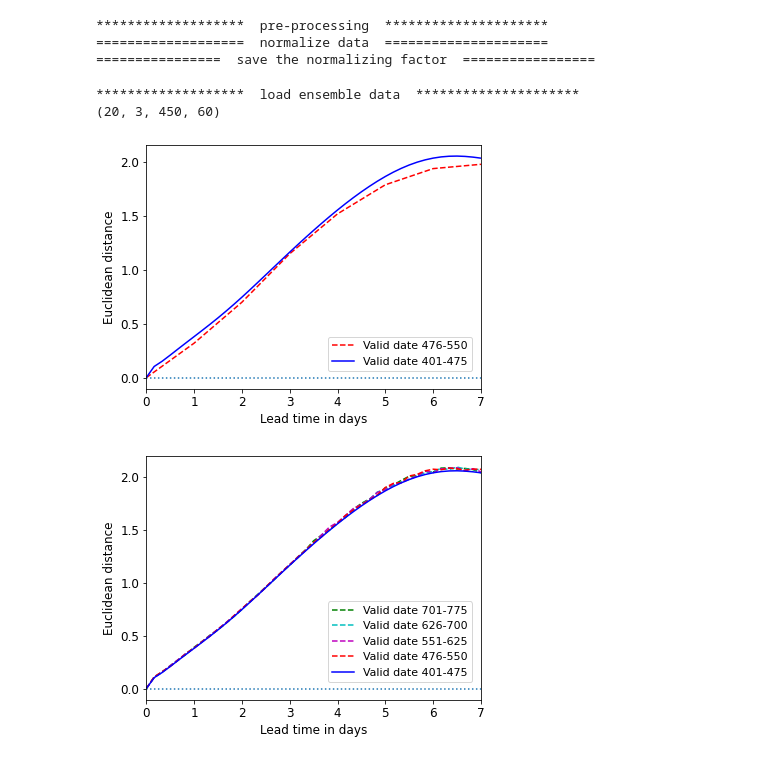
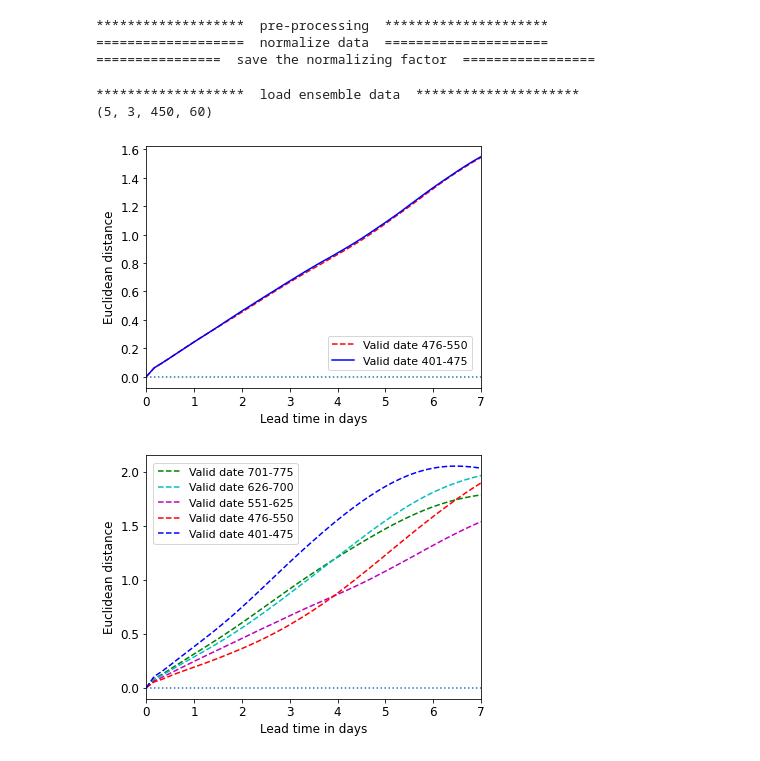
Before and after one commit to geek-yang/DeepArctic, a Jupyter notebook: BayesMap/Lorenz84/paperFigs/ultra_long_series/forecast_Lorens84_skills_metrics_multi_startDate_mock.ipynb, the cells around one changed output. Cells and saved outputs as stored; diff of their text form; code cells hidden in the pictures.

Commit message:
eud robust

```diff
--- a/BayesMap/Lorenz84/paperFigs/ultra_long_series/forecast_Lorens84_skills_metrics_multi_startDate_mock.ipynb
+++ b/BayesMap/Lorenz84/paperFigs/ultra_long_series/forecast_Lorens84_skills_metrics_multi_startDate_mock.ipynb
@@ -85,13 +85,14 @@ constant = {'g' : 9.80616,      # gravititional acceleration [m / s2]
 #################################################################################
 ಠ_ಠ = "I'm a valid variable name!"
 print(ಠ_ಠ)
-# model type
-model_type = 'lorenz84ex' # choose lorenz84 / lorenz84ex / lorenz84AA
 # datapath for output
-output_path = 'H:\\Creator_Zone\\Script_craft\\ML4Climate\\PredictArctic\\BayesMaps\\Lorenz84\\bayes\\fullseries_ex\\paperFig\\ultra_long_series'
+base_path = 'H:\\Creator_Zone\\Script_craft\\ML4Climate\\PredictArctic\\BayesMaps\\Lorenz84\\bayes\\fullseries_ex'
+output_path_fig = os.path.join(base_path, 'paperFig\\ultra_long_series')
+output_path_data = os.path.join(base_path, 'ultra_long_series\\epoch3000_p100000_stdx16_layer3')
 # data path of experiment
-path_e3000_p100000_stdx16_layer3 = 'H:\\Creator_Zone\\Script_craft\\ML4Climate\\PredictArctic\\BayesMaps\\Lorenz84\\bayes\\fullseries_ex\\ultra_long_series\\epoch3000_p100000_stdx16_layer3'
-#path_e3000_p100000_stdx16_layer3 = 'H:\\Creator_Zone\\Script_craft\\ML4Climate\\PredictArctic\\BayesMaps\\Lorenz84\\bayes\\fullseries_ex\\epoch3000_p100000_stdx4_layer3'
+#path_pred = os.path.join(base_path, 'ultra_long_series\\epoch3000_p100000_stdx16_layer3\\base\\epoch_2400_2800')
+#path_pred = os.path.join(base_path, 'ultra_long_series\\epoch3000_p100000_stdx16_layer3\\robust\\step_450_3300')
+path_pred = os.path.join(base_path, 'ultra_long_series\\epoch3000_p100000_stdx16_layer3\\robust\\step_900_3750')
 # %% [output]
 I'm a valid variable name!
 # %%
@@ -272,12 +277,10 @@ Lütkepohl, H. (2005). New introduction to multiple time series analysis. Spring
     # predict x steps ahead
     step_lead = 60 # unit time step
     # number of ensembles
-    ens = 20
+    ens = 5
     predictand_bayes = np.zeros((ens, 3, test_len, step_lead), dtype=float)
     for i in range(ens):
-        #dataset_pred_bayes = Dataset(os.path.join(path_e3000_p100000_stdx4, 'pred_lorenz84_epoch3000_p100000_stdx4_ens_{}.nc'.format(i)))
-        dataset_pred_bayes = Dataset(os.path.join(path_e3000_p100000_stdx16_layer3,'base',
-                                                  'epoch_2400_2800','pred_lorenz84_ens_{}.nc'.format(i)))
+        dataset_pred_bayes = Dataset(os.path.join(path_pred, 'pred_lorenz84_ens_{}.nc'.format(i)))
         predictand_bayes[i,:,:,:] = dataset_pred_bayes.variables['series'][:,:,:step_lead]
     print(predictand_bayes.shape)
     predictand_median = np.median(predictand_bayes, 0)
@@ -289,7 +292,7 @@ Lütkepohl, H. (2005). New introduction to multiple time series analysis. Spring
     predictand_median_root[:,:,1:] = predictand_median[:]
 # %% [output]
 *******************  load ensemble data  *********************
-(20, 3, 450, 60)
+(5, 3, 450, 60)
 # %%
     ###################################################################################################
     ###########        Launch Lorenz 84 model with periodic forcing with longer series      ###########
@@ -358,4 +360,7 @@ Lütkepohl, H. (2005). New introduction to multiple time series analysis. Spring
 # %%
+    ##################################################
+    ###########       Preview Figure       ###########
+    ##################################################
     #colormap=cm.tab20c(range(20))
     colormap=cm.tab10(range(10))
     display_upto = 42
@@ -370,8 +375,8 @@ Lütkepohl, H. (2005). New introduction to multiple time series analysis. Spring
     #plt.plot(np.arange(display_upto+1), euclidean_bayes_4[:], color='g', ls='--', label='Valid date 701-775')
     #plt.plot(np.arange(display_upto+1), euclidean_bayes_3[:], color='c', ls='--', label='Valid date 626-700')
     #plt.plot(np.arange(display_upto+1), euclidean_bayes_2[:], color='m', ls='--', label='Valid date 551-625')
-    plt.plot(x_index, euclidean_bayes_1, color='r', ls='--', label='Valid date 476-550')
-    plt.plot(np.arange(display_upto+1), euclidean_bayes[:display_upto+1], color='b', label='Valid date 401-475')
+    plt.plot(np.arange(display_upto+1), euclidean_bayes_ens[1, :display_upto+1], color='r', ls='--', label='Valid date 476-550')
+    plt.plot(np.arange(display_upto+1), euclidean_bayes_ens[0, :display_upto+1], color='b', label='Valid date 401-475')
     plt.axhline(y=0, ls = ':')
     plt.xlim(0, display_upto)
     plt.xticks(np.arange(0,display_upto+1,3),fontsize=12)
@@ -387,6 +392,5 @@ Lütkepohl, H. (2005). New introduction to multiple time series analysis. Spring
     plt.tight_layout()
 
     plt.show()
-    fig05.savefig(os.path.join(output_path,'euclidean_robust_multiDates.png'),dpi=150)
 # %% [output]
-[figure, old version]
+[figure, new version]
@@ -424,34 +413,41 @@ Lütkepohl, H. (2005). New introduction to multiple time series analysis. Spring
 # %%
+    ##################################################
+    ###########       Preview Figure       ###########
+    ##################################################
     #colormap=cm.tab20c(range(20))
     colormap=cm.tab10(range(10))
+    display_upto = 42
 
     std_trajectory_ref = np.ones(display_upto+1,dtype=float)
     trajectory_std = np.std(np.sqrt(x**2 + y**2 + z**2))
     std_trajectory_ref = std_trajectory_ref * trajectory_std
 
     fig05 = plt.figure()
     fig05.set_size_inches(5.6, 4.2, forward=True)
 
-    plt.plot(np.arange(display_upto+1), euclidean_bayes_4[:], color='g', ls='--', label='Valid date 701-775')
-    plt.plot(np.arange(display_upto+1), euclidean_bayes_3[:], color='c', ls='--', label='Valid date 626-700')
-    plt.plot(np.arange(display_upto+1), euclidean_bayes_2[:], color='m', ls='--', label='Valid date 551-625')
-    plt.plot(np.arange(display_upto+1), euclidean_bayes_1[:], color='r', ls='--', label='Valid date 476-550')
-    plt.plot(np.arange(display_upto+1), euclidean_bayes[:display_upto+1], color='b', label='Valid date 401-475')
+    mix_1 = (np.mean(EuD_1[:],0) + np.mean(EuD_origin[:],0))/2
+    mix_2 = (np.mean(EuD_2[:],0) + np.mean(EuD_origin[:],0))/2
+
+    plt.plot(np.arange(display_upto+1), mix_2[:display_upto+1], color='g', ls='--', label='Valid date 701-775')
+    plt.plot(np.arange(display_upto+1), mix_1[:display_upto+1], color='c', ls='--', label='Valid date 626-700')
+    plt.plot(np.arange(display_upto+1), np.mean(EuD_2[:,:display_upto+1],0), color='m', ls='--', label='Valid date 551-625')
+    plt.plot(np.arange(display_upto+1), np.mean(EuD_1[:,:display_upto+1],0), color='r', ls='--', label='Valid date 476-550')
+    plt.plot(np.arange(display_upto+1), np.mean(EuD_origin[:,:display_upto+1],0), color='b', ls='--', label='Valid date 401-475')
     plt.axhline(y=0, ls = ':')
     plt.xlim(0, display_upto)
     plt.xticks(np.arange(0,display_upto+1,3),fontsize=12)
 
     plt.ylabel("Euclidean distance", fontsize=12)
     plt.xlabel("Lead time in days", fontsize=12)
 
     plt.xticks(np.arange(0,display_upto+1,6),np.arange(0,display_upto//6+1))
     plt.tick_params(axis='both', which='major', labelsize=12)
 
-    #plt.legend(frameon=True, prop={'size': 11.0}, bbox_to_anchor=(0.005,0.99), loc=2, ncol=1)
-    plt.legend(frameon=True, prop={'size': 11.0}, bbox_to_anchor=(0.99,0.05), loc=4, ncol=1)
+    plt.legend(frameon=True, prop={'size': 11.0}, bbox_to_anchor=(0.005,0.99), loc=2, ncol=1)
+    #plt.legend(frameon=True, prop={'size': 11.0}, bbox_to_anchor=(0.99,0.05), loc=4, ncol=1)
     plt.tight_layout()
 
     plt.show()
-    fig05.savefig(os.path.join(output_path,'euclidean_robust_multiDates.png'),dpi=150)
+    fig05.savefig(os.path.join(output_path_fig,'euclidean_robust_multiDates.png'),dpi=150)
 # %% [output]
-[figure, old version]
+[figure, new version]
```
Also changed, not shown: parts of 7 cells of this notebook, 1 other file.
